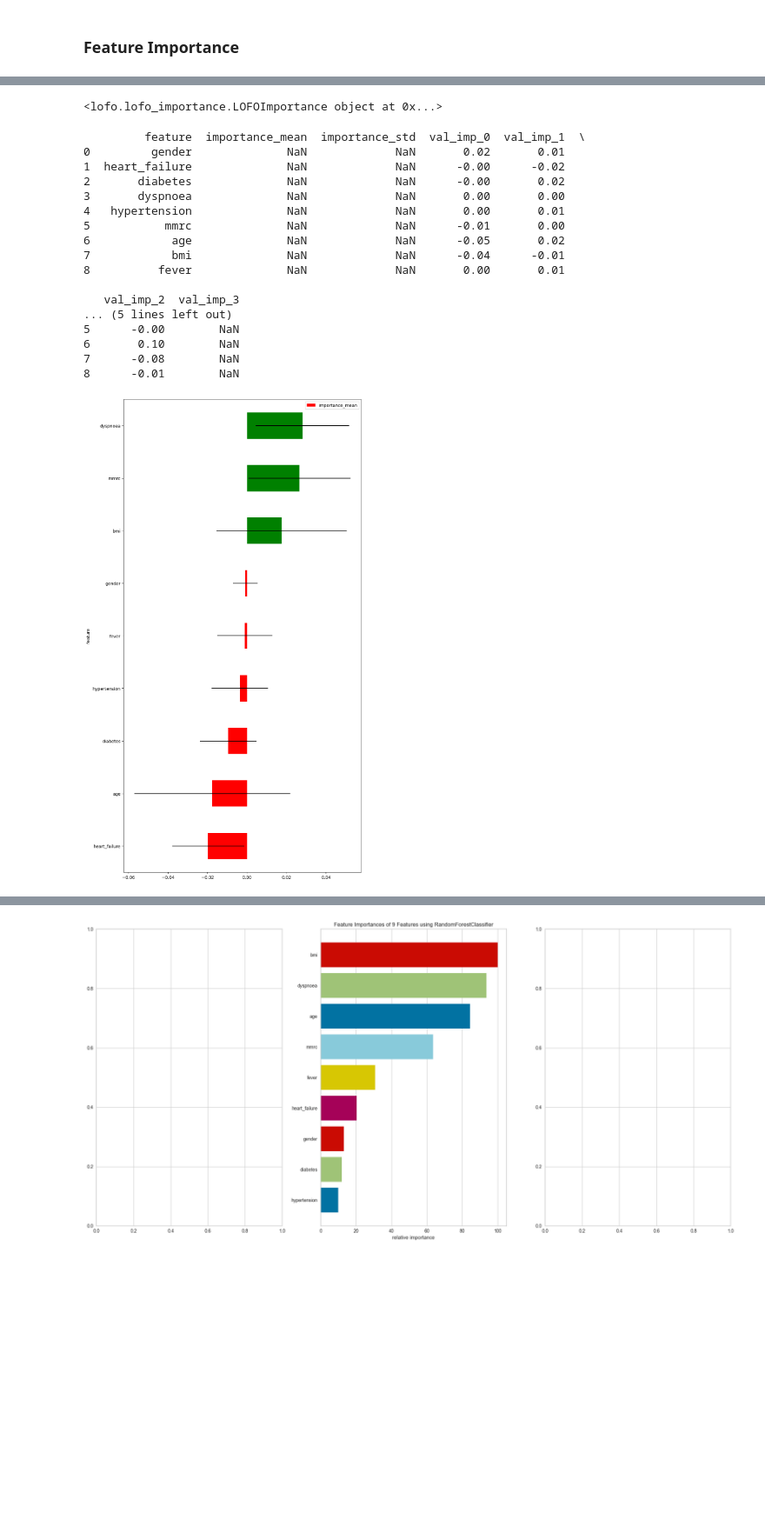
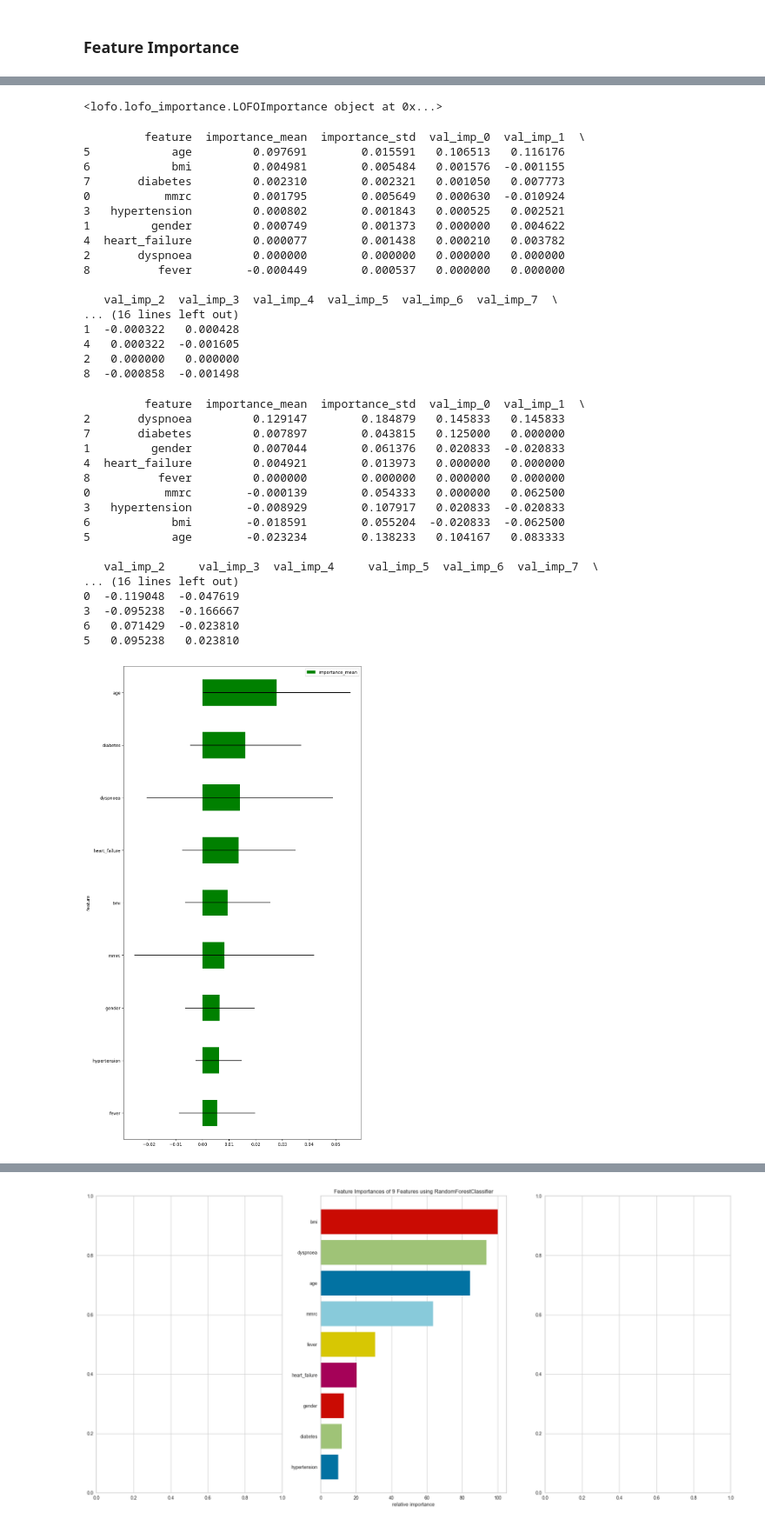
Before and after one commit to danielw-mt/copd_risk_score, a Jupyter notebook: exaggerate_harvard_triage.ipynb, the cells around one changed output, grey strips where cells are left out. Shown: that part at 87% size. Drawn from its saved outputs; the diff is of its cells as text; code cells hidden in the pictures; blank space fills up the shorter version.

```diff
--- a/northwestern_harvard_triage.ipynb
+++ b/exaggerate_harvard_triage.ipynb
@@ -846,7 +960,7 @@ from lofo import LOFOImportance, Dataset, plot_importance
 from sklearn.model_selection import KFold
 
 # define the validation scheme
-harvard_cv = KFold(n_splits=4, shuffle=False, random_state=None) # Don't shuffle to keep the time split split validation
+harvard_cv = KFold(n_splits=10, shuffle=True, random_state=42) # Don't shuffle to keep the time split split validation
 
 # define the binary target and the features
 harvard_dataset = Dataset(df=harvard, target="target", features=[col for col in harvard.columns if col != "target"])
@@ -856,24 +970,32 @@ harvard_lofo_imp = LOFOImportance(harvard_dataset, cv=harvard_cv, scoring="roc_a
 print(harvard_lofo_imp)
 # get the mean and standard deviation of the importances in pandas format
 harvard_importance_df = harvard_lofo_imp.get_importance()
-
+# print(harvard_importance_df)
+# drop val_imp3 from triage_importance_df
+harvard_importance_df= harvard_importance_df.drop(columns=['val_imp_3'])
+# calculate importance_mean
+harvard_importance_df['importance_mean'] = harvard_importance_df.mean(axis=1)
+# calculate importance_std
+harvard_importance_df['importance_std'] = harvard_importance_df.std(axis=1)
 # plot the means and standard deviations of the importances
 plot_importance(harvard_importance_df, figsize=(10, 20))
 
-exaggerate_cv = KFold(n_splits=3, shuffle=False, random_state=None) # Don't shuffle to keep the time split split validation
+##### Exaggerate
+
+exaggerate_cv = KFold(n_splits=10, shuffle=True, random_state=42) # Don't shuffle to keep the time split split validation
 
 # define the binary target and the features
 exaggerate_dataset = Dataset(df=exaggerate, target="target", features=[col for col in exaggerate.columns if col != "target"])
 
 # define the validation scheme and scorer. The default model is LightGBM
-exaggerate_lofo_imp = LOFOImportance(exaggerate_dataset, cv=harvard_cv, scoring="roc_auc")
+exaggerate_lofo_imp = LOFOImportance(exaggerate_dataset, cv=exaggerate_cv, scoring="roc_auc")
 
 # get the mean and standard deviation of the importances in pandas format
 exaggerate_importance_df = exaggerate_lofo_imp.get_importance()
 print(exaggerate_importance_df)
 
-# drop val_imp3 from triage_importance_df
-exaggerate_importance_df= exaggerate_importance_df.drop(columns=['val_imp_3'])
+# drop columns containing only NaNs
+exaggerate_importance_df = exaggerate_importance_df.dropna(axis=1, how="all")
 # calculate importance_mean
 exaggerate_importance_df['importance_mean'] = exaggerate_importance_df.mean(axis=1)
 # calculate importance_std
@@ -881,50 +1003,70 @@ exaggerate_importance_df['importance_std'] = exaggerate_importance_df.std(axis=1
 
 # plot the means and standard deviations of the importances
 plot_importance(exaggerate_importance_df, figsize=(10, 20))
 
-triage_cv = KFold(n_splits=3, shuffle=False, random_state=None) # Don't shuffle to keep the time split split validation
+####### Traige
+
+triage_cv = KFold(n_splits=10, shuffle=True, random_state=42) # Don't shuffle to keep the time split split validation
 
 # define the binary target and the features
 triage_dataset = Dataset(df=triage, target="target", features=[col for col in triage.columns if col != "target"])
 
 # define the validation scheme and scorer. The default model is LightGBM
-triage_lofo_imp = LOFOImportance(triage_dataset, cv=harvard_cv, scoring="roc_auc")
+triage_lofo_imp = LOFOImportance(triage_dataset, cv=triage_cv, scoring="roc_auc")
 
 # get the mean and standard deviation of the importances in pandas format
 triage_importance_df = triage_lofo_imp.get_importance()
+print(triage_importance_df)
 
-# drop val_imp3 from triage_importance_df
-triage_importance_df = triage_importance_df.drop(columns=['val_imp_3'])
+# drop columns containin gonly nan
+triage_importance_df = triage_importance_df.dropna(axis=1, how="all")
 # calculate importance_mean
 triage_importance_df['importance_mean'] = triage_importance_df.mean(axis=1)
 # calculate importance_std
 triage_importance_df['importance_std'] = triage_importance_df.std(axis=1)
 # plot the means and standard deviations of the importances
 plot_importance(triage_importance_df, figsize=(10, 20))
 
 
 # export all 3 dataframes to excel
 # with pd.ExcelWriter('feature_importances_lofo.xlsx') as writer:
 #     exaggerate_importance_df.to_excel(writer, sheet_name='exaggerate')
 #     harvard_importance_df.to_excel(writer, sheet_name='harvard')
 #     triage_importance_df.to_excel(writer, sheet_name='triage')
 # %% [output]
 <lofo.lofo_importance.LOFOImportance object at 0x...>
          feature  importance_mean  importance_std  val_imp_0  val_imp_1  \
-0         gender              NaN             NaN       0.02       0.01
-1  heart_failure              NaN             NaN      -0.00      -0.02
-2       diabetes              NaN             NaN      -0.00       0.02
-3       dyspnoea              NaN             NaN       0.00       0.00
-4   hypertension              NaN             NaN       0.00       0.01
-5           mmrc              NaN             NaN      -0.01       0.00
-6            age              NaN             NaN      -0.05       0.02
-7            bmi              NaN             NaN      -0.04      -0.01
-8          fever              NaN             NaN       0.00       0.01
+5            age         0.097691        0.015591   0.106513   0.116176
+6            bmi         0.004981        0.005484   0.001576  -0.001155
+7       diabetes         0.002310        0.002321   0.001050   0.007773
+0           mmrc         0.001795        0.005649   0.000630  -0.010924
+3   hypertension         0.000802        0.001843   0.000525   0.002521
+1         gender         0.000749        0.001373   0.000000   0.004622
+4  heart_failure         0.000077        0.001438   0.000210   0.003782
+2       dyspnoea         0.000000        0.000000   0.000000   0.000000
+8          fever        -0.000449        0.000537   0.000000   0.000000
 
-   val_imp_2  val_imp_3
-... (5 lines left out)
-5      -0.00        NaN
-6       0.10        NaN
-7      -0.08        NaN
-8      -0.01        NaN
+   val_imp_2  val_imp_3  val_imp_4  val_imp_5  val_imp_6  val_imp_7  \
+... (16 lines left out)
+1  -0.000322   0.000428
+4   0.000322  -0.001605
+2   0.000000   0.000000
+8  -0.000858  -0.001498
+         feature  importance_mean  importance_std  val_imp_0  val_imp_1  \
+2       dyspnoea         0.129147        0.184879   0.145833   0.145833
+7       diabetes         0.007897        0.043815   0.125000   0.000000
+1         gender         0.007044        0.061376   0.020833  -0.020833
+4  heart_failure         0.004921        0.013973   0.000000   0.000000
+8          fever         0.000000        0.000000   0.000000   0.000000
+0           mmrc        -0.000139        0.054333   0.000000   0.062500
+3   hypertension        -0.008929        0.107917   0.020833  -0.020833
+6            bmi        -0.018591        0.055204  -0.020833  -0.062500
+5            age        -0.023234        0.138233   0.104167   0.083333
+
+   val_imp_2     val_imp_3  val_imp_4     val_imp_5  val_imp_6  val_imp_7  \
+... (16 lines left out)
+0  -0.119048  -0.047619
+3  -0.095238  -0.166667
+6   0.071429  -0.023810
+5   0.095238   0.023810
-[figure, old version]
+[figure, new version]
```
Also changed, not shown: parts of 22 cells of this notebook, 38 other files.
